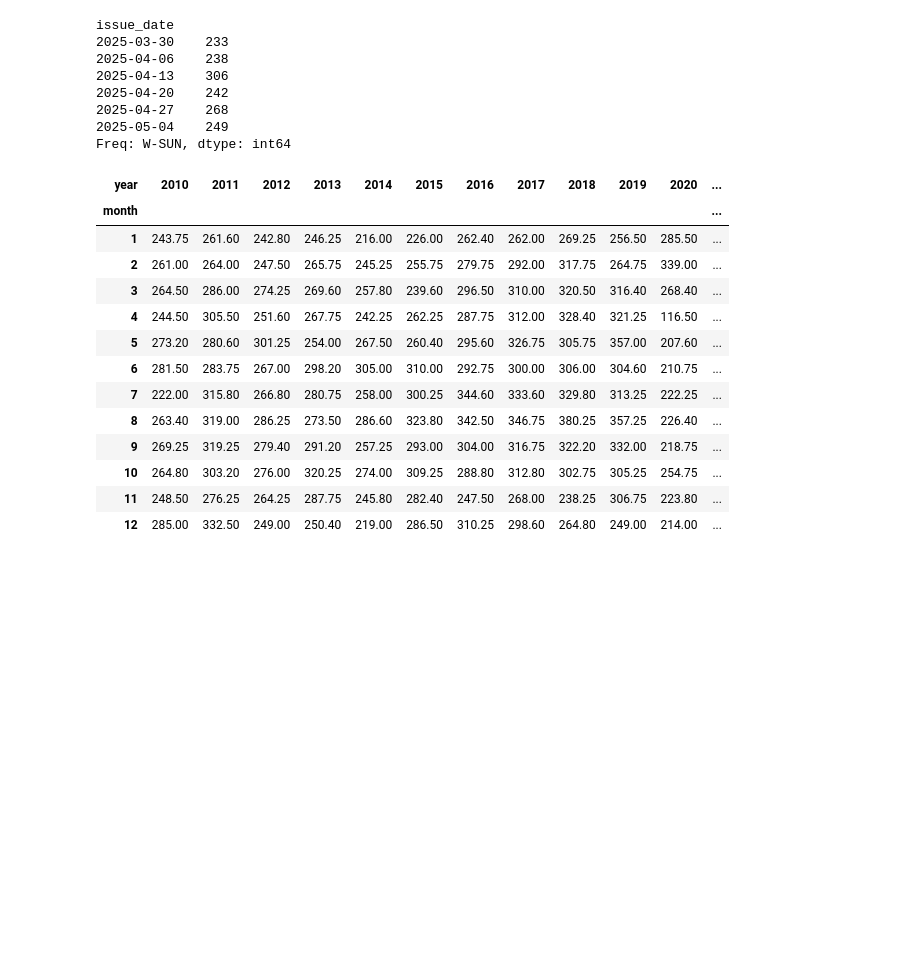
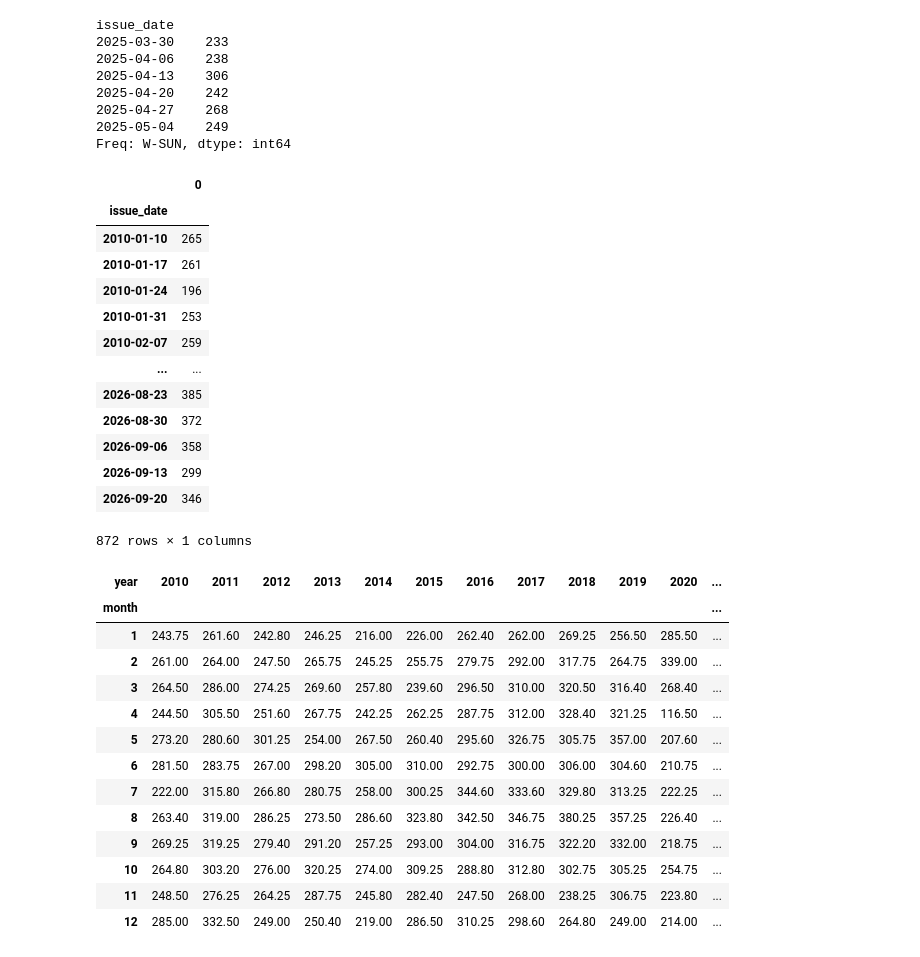
Before and after one commit to ShahSalar/demand-forecasting-hvac, a Jupyter notebook: notebooks/explore.ipynb, the cells around one changed output. Drawn from its saved outputs; the diff is of its cells as text; code cells hidden in the pictures; blank space fills up the shorter version.

```diff
--- a/notebooks/explore.ipynb
+++ b/notebooks/explore.ipynb
@@ -389,0 +389,19 @@ for i in range('2025-03-23',)
+# %%
+data = weekly.to_frame()
+# %%
+data
+# %% [output]
+|  | 0 |
+| issue_date |  |
+| 2010-01-10 | 265 |
+| 2010-01-17 | 261 |
+| 2010-01-24 | 196 |
+| 2010-01-31 | 253 |
+| 2010-02-07 | 259 |
+| ... | ... |
+| 2026-08-23 | 385 |
+| 2026-08-30 | 372 |
+| 2026-09-06 | 358 |
+| 2026-09-13 | 299 |
+| 2026-09-20 | 346 |
+872 rows × 1 columns
```
Also changed, not shown: parts of 28 cells of this notebook, 4 other files.
